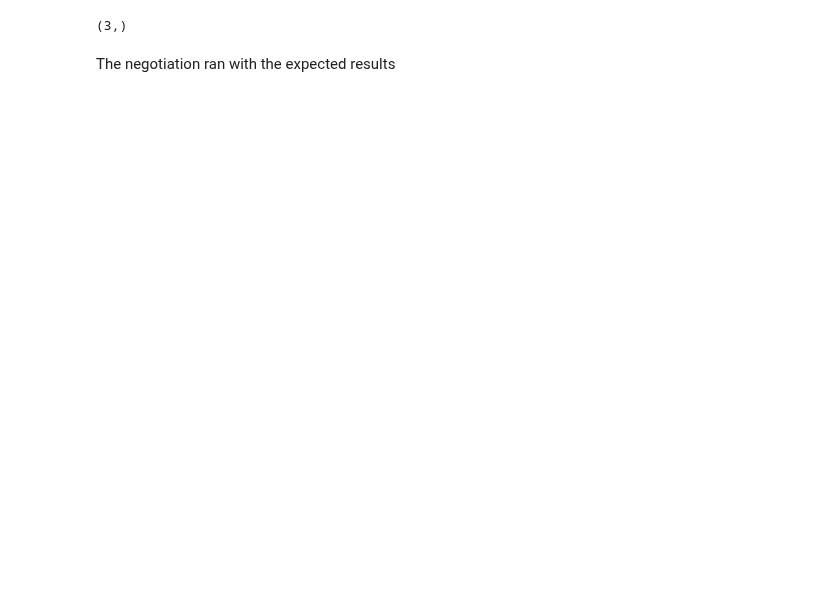
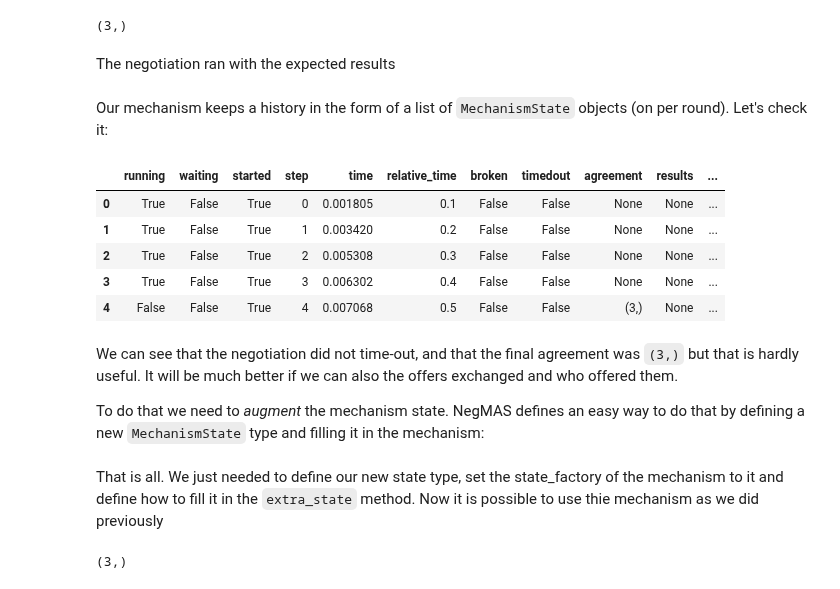
Before and after one commit to yasserfarouk/negmas, a Jupyter notebook: notebooks/overview.ipynb, the cells around one changed output. Drawn from its saved outputs; the diff is of its cells as text; code cells hidden in the pictures; blank space fills up the shorter version.

```diff
--- a/notebooks/overview.ipynb
+++ b/notebooks/overview.ipynb
@@ -560,10 +626,8 @@ Protocols must extend any callback (i.e. call the `super()` version) instead of
 The simplest way to use a protocol is to just run one of the already provided protocols. This is an example of a full negotiation session:
 # %%
 p = SAOMechanism(outcomes = 6, n_steps = 10)
-p.add(LimitedOutcomesNegotiator(name='seller', acceptable_outcomes=[(2,), (3,), (5,)]
-                                   , outcomes=p.outcomes))
-p.add(LimitedOutcomesNegotiator(name='buyer', acceptable_outcomes=[(1,), (4,), (3,)]
-                                   , outcomes=p.outcomes))
+p.add(LimitedOutcomesNegotiator(name='seller', acceptable_outcomes=[(2,), (3,), (5,)]))
+p.add(LimitedOutcomesNegotiator(name='buyer', acceptable_outcomes=[(1,), (4,), (3,)]))
 state = p.run()
 p.state.agreement
 # %% [output]
@@ -609,0 +639,24 @@ Agents can now engage in interactions with this protocol as easily as any built-
+# %%
+from concurrent.futures import ThreadPoolExecutor
+class ParallelResponseMechanism(Mechanism):
+    def __init__(self, *args, **kwargs):
+        super().__init__(*args, **kwargs)
+        self.current_offer = None
+        self.current_offerer = -1
+
+    def round(self):
+        n_agents = len(self.negotiators)
+        self.current_offer = self.negotiators[
+            (self.current_offerer + 1) % n_agents].propose(self.state)
+
+        def get_response(negotiator, offer=self.current_offer, state=self.state):
+            return negotiator.respond(state, offer)
+
+        with ThreadPoolExecutor(4) as executor:
+            responses = executor.map(get_response, self.negotiators)
+        self.current_offerer = (self.current_offerer + 1) % n_agents
+        if all(_==ResponseType.ACCEPT_OFFER for _ in responses):
+            return MechanismRoundResult(agreement=self.current_offer)
+        if any(_==ResponseType.END_NEGOTIATION for _ in responses):
+            return MechanismRoundResult(broken=True)
+        return MechanismRoundResult()
@@ -610,12 +676,26 @@ Agents can now engage in interactions with this protocol as easily as any built-
 # %%
-p = MyAlternatingOffersProtocol(outcomes = 6, n_steps = 10)
-p.add(LimitedOutcomesNegotiator(name='seller', acceptable_outcomes=[(2,), (3,), (5,)]
-                                   , outcomes=p.outcomes))
-p.add(LimitedOutcomesNegotiator(name='buyer', acceptable_outcomes=[(1,), (4,), (3,)]
-                                   , outcomes=p.outcomes))
+p = ParallelResponseMechanism(outcomes = 6, n_steps = 10)
+p.add(LimitedOutcomesNegotiator(name='seller', acceptable_outcomes=[(2,), (3,), (5,)]))
+p.add(LimitedOutcomesNegotiator(name='buyer', acceptable_outcomes=[(1,), (4,), (3,)]))
 state = p.run()
 p.state.agreement
 # %% [output]
 (3,)
 # %% [markdown]
 The negotiation ran with the expected results
+# %% [markdown]
+Our mechanism keeps a history in the form of a list of `MechanismState` objects (on per round). Let's check it:
+# %%
+import pandas as pd
+pd.DataFrame([vars(_) for _ in p.history])
+# %% [output]
+|  | running | waiting | started | step | time | relative_time | broken | timedout | agreement | results | ... |
+| 0 | True | False | True | 0 | 0.001805 | 0.1 | False | False | None | None | ... |
+| 1 | True | False | True | 1 | 0.003420 | 0.2 | False | False | None | None | ... |
+| 2 | True | False | True | 2 | 0.005308 | 0.3 | False | False | None | None | ... |
+| 3 | True | False | True | 3 | 0.006302 | 0.4 | False | False | None | None | ... |
+| 4 | False | False | True | 4 | 0.007068 | 0.5 | False | False | (3,) | None | ... |
+# %% [markdown]
+We can see that the negotiation did not time-out, and that the final agreement was `(3,)` but that is hardly useful. It will be much better if we can also the offers exchanged and who offered them.
+
+To do that we need to *augment* the mechanism state. NegMAS defines an easy way to do that by defining a new `MechanismState` type and filling it in the mechanism:
@@ -621,0 +725,18 @@ The negotiation ran with the expected results
+# %% [markdown]
+That is all. We just needed to define our new state type, set the state_factory of the mechanism to it and define how to fill it in the `extra_state` method. Now it is possible to use thie mechanism as we did previously
+# %%
+p = NewParallelResponseMechanism(outcomes = 6, n_steps = 10)
+p.add(LimitedOutcomesNegotiator(name='seller',
+                                acceptable_outcomes=[(2,), (3,), (5,)],
+                                proposable_outcomes=[(2,), (3,), (5,)]
+                               )
+     )
+p.add(LimitedOutcomesNegotiator(name='buyer',
+                                acceptable_outcomes=[(1,), (4,), (3,)],
+                                proposable_outcomes=[(1,), (4,), (3,)]
+                               )
+     )
+state = p.run()
+p.state.agreement
+# %% [output]
+(3,)
```
Also changed, not shown: parts of 62 cells of this notebook, 9 other files.
